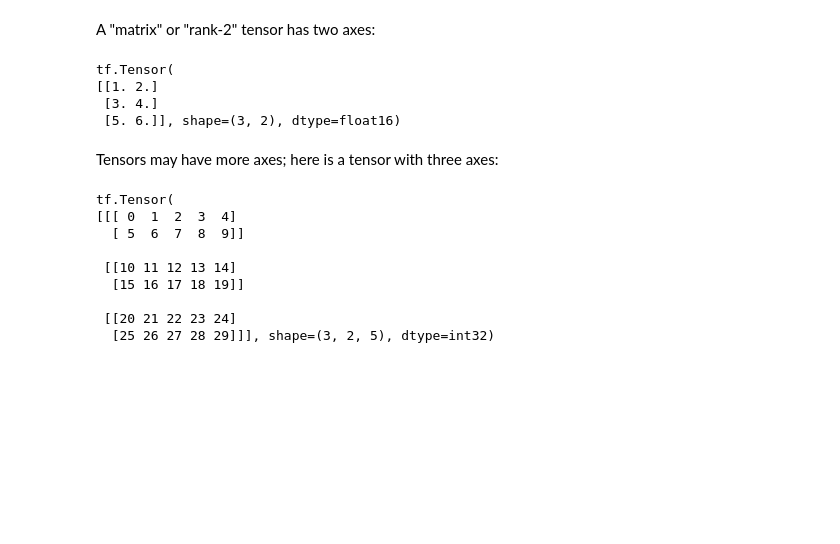
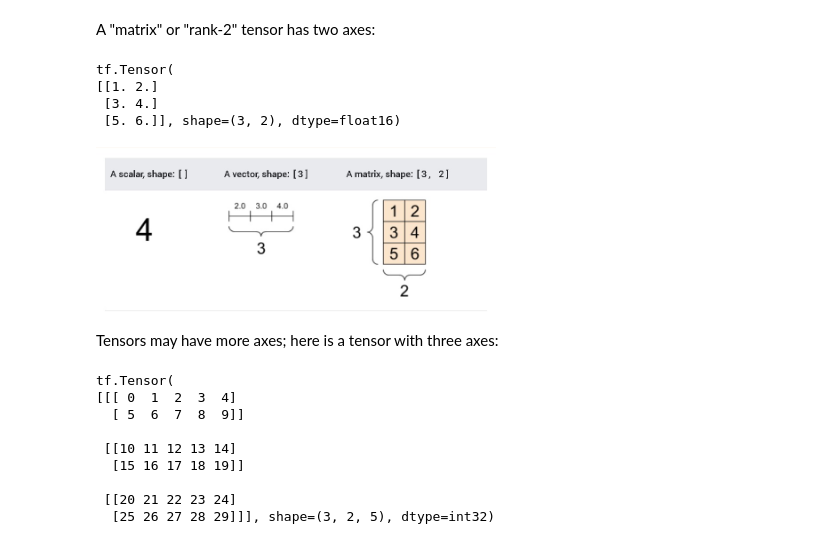
Before and after one commit to THIRU9573/Tensorflow-Notes, a Jupyter notebook: Tensorflow_Class_1.ipynb, the cells around one changed output. Cells and saved outputs as stored; diff of their text form; code cells hidden in the pictures; blank space fills up the shorter version.

```diff
--- a/Tensorflow_Class_1.ipynb
+++ b/Tensorflow_Class_1.ipynb
@@ -507,6 +514,10 @@ tf.Tensor(
 [[1. 2.]
  [3. 4.]
  [5. 6.]], shape=(3, 2), dtype=float16)
+# %%
+Image("tf3.jpeg", width = 400)
+# %% [output]
+[figure, added]
 # %% [markdown]
 Tensors may have more axes; here is a tensor with three axes:
 # %%
```
Also changed, not shown: parts of 32 cells of this notebook.
